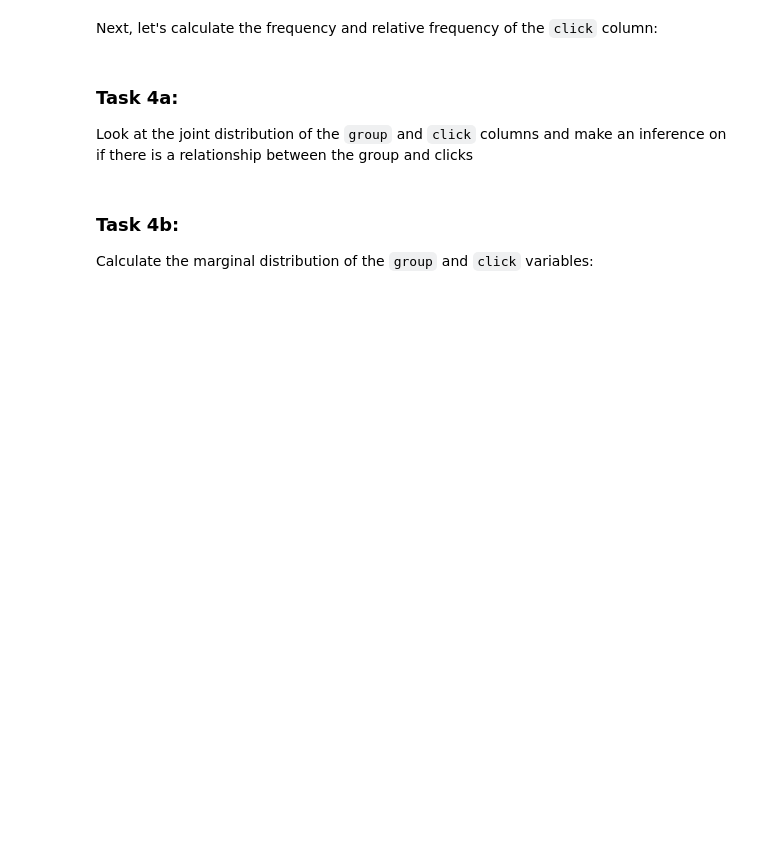
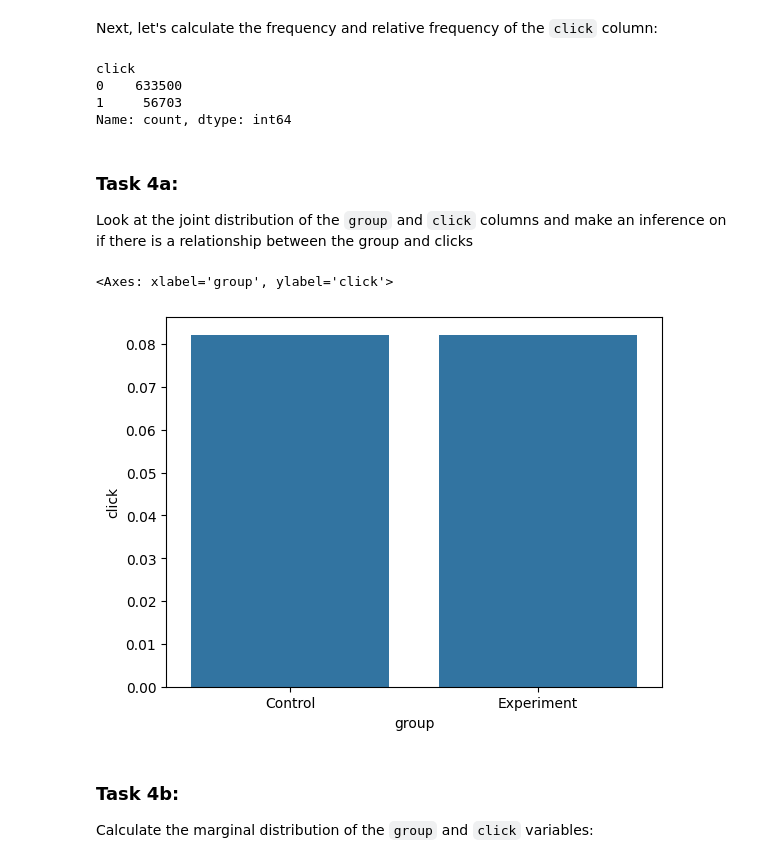
Before and after one commit to nargis-akhter/CodingTempleBootcamp, a Jupyter notebook: week 4/python day 5/stats_assignment.ipynb, the cells around one changed output. Cells and saved outputs as stored; diff of their text form; code cells hidden in the pictures; blank space fills up the shorter version.

```diff
--- a/week 4/python day 5/stats_assignment.ipynb
+++ b/week 4/python day 5/stats_assignment.ipynb
@@ -17,3 +28,6 @@ Before you begin working with the data, formulate your null and alternative hypo
 ### Task 3: Calculating Frequencies
 
 In this task, you will calculate your frequency and your relative frequency of the `group` column
+# %%
+df = pd.read_csv(r"C:\Users\nargi\Documents\coding temple\week 4\python day 5\data\ab_testing.csv")
+df
@@ -19,0 +52,2 @@ In this task, you will calculate your frequency and your relative frequency of t
+# %%
+df.columns = df.columns.str.lower().str.replace(' ', '_').str.strip()
@@ -19,0 +58,3 @@ In this task, you will calculate your frequency and your relative frequency of t
+# %%
+df = df.drop(columns='unnamed:_0')
+df.head()  #dropped unnamed column
@@ -20,9 +75,22 @@ In this task, you will calculate your frequency and your relative frequency of t
 # %% [markdown]
 Next, let's calculate the frequency and relative frequency of the `click` column:
+# %%
+count_freq = df['click'].value_counts()
+count_freq
+# %% [output]
+click
+0    633500
+1     56703
+Name: count, dtype: int64
 # %% [markdown]
 ### Task 4a:
 
 Look at the joint distribution of the `group` and `click` columns and make an inference on if there is a relationship between the group and clicks
+# %%
+sns.barplot(data=df, y= 'click', x='group', errorbar = None)
+# %% [output]
+<Axes: xlabel='group', ylabel='click'>
+[figure, added]
 # %% [markdown]
 ### Task 4b:
 
```
Also changed, not shown: parts of 11 cells of this notebook, 41 other files.
